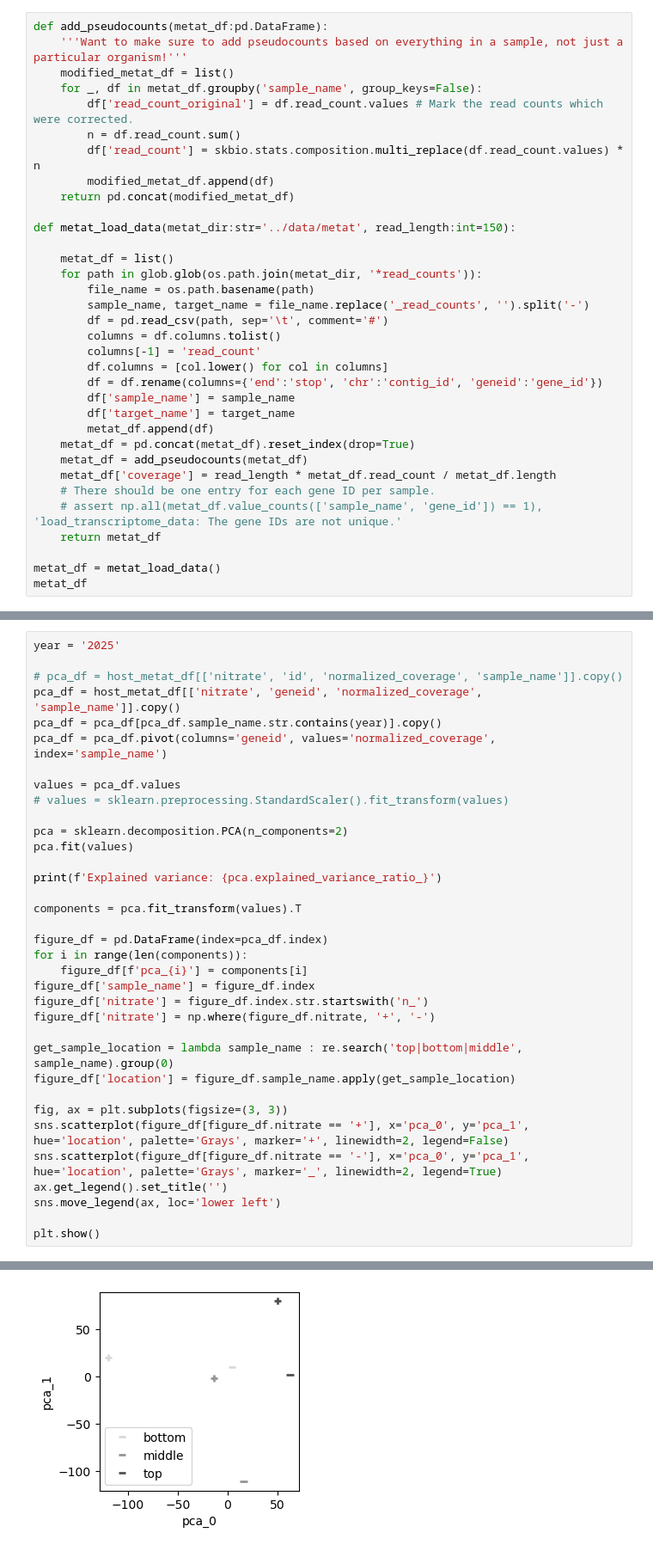
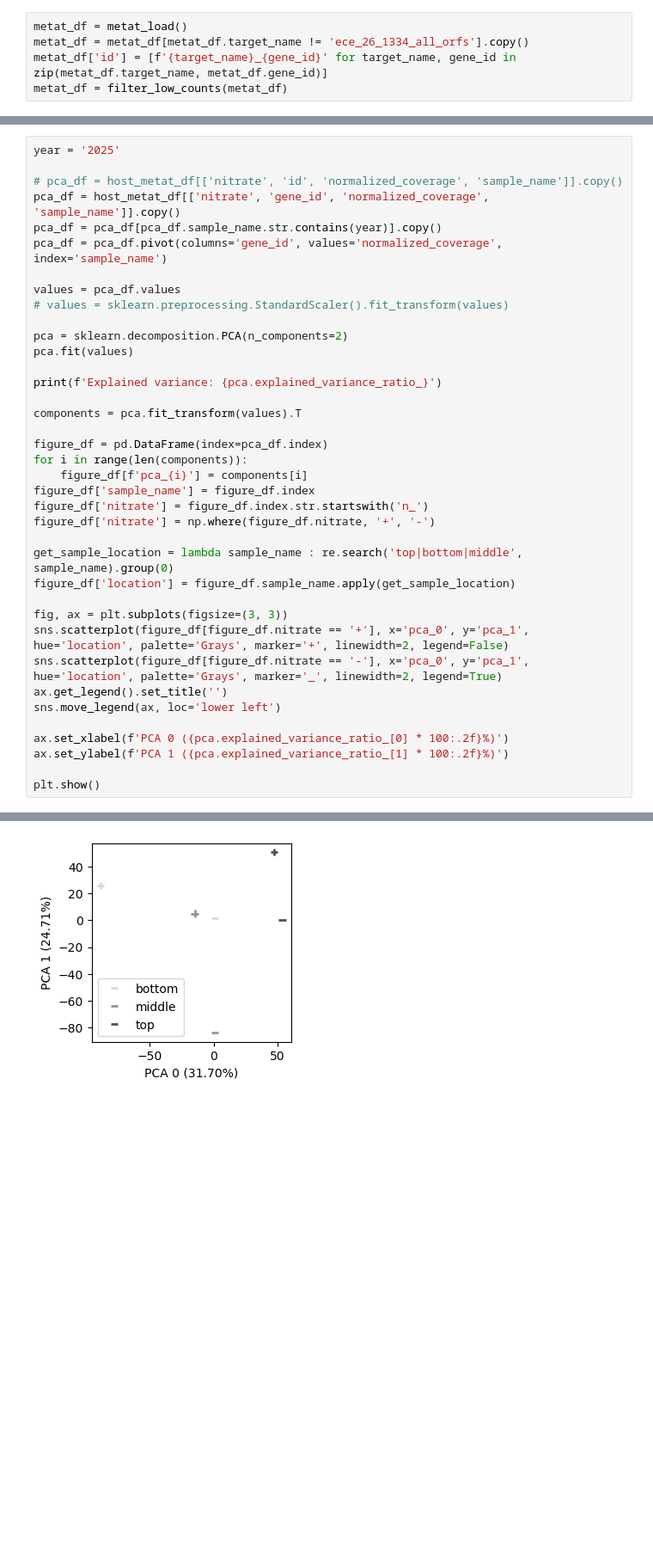
Before and after one commit to pipparichter/banfield, a Jupyter notebook: notebooks/sandbox-5.ipynb, the cells around one changed output, grey strips where cells are left out. Shown: that part at 86% size. Drawn from its saved outputs; the diff is of its cells as text; blank space fills up the shorter version.

```diff
--- a/notebooks/sandbox-5.ipynb
+++ b/notebooks/sandbox-5.ipynb
@@ -34,35 +44,6 @@ ece_id = 'ece_26_1334'
 # %%
-def add_pseudocounts(metat_df:pd.DataFrame):
-    '''Want to make sure to add pseudocounts based on everything in a sample, not just a particular organism!'''
-    modified_metat_df = list()
-    for _, df in metat_df.groupby('sample_name', group_keys=False):
-        df['read_count_original'] = df.read_count.values # Mark the read counts which were corrected.
-        n = df.read_count.sum()
-        df['read_count'] = skbio.stats.composition.multi_replace(df.read_count.values) * n
-        modified_metat_df.append(df)
-    return pd.concat(modified_metat_df)
-
-def metat_load_data(metat_dir:str='../data/metat', read_length:int=150):
-
-    metat_df = list()
-    for path in glob.glob(os.path.join(metat_dir, '*read_counts')):
-        file_name = os.path.basename(path)
-        sample_name, target_name = file_name.replace('_read_counts', '').split('-')
-        df = pd.read_csv(path, sep='\t', comment='#')
-        columns = df.columns.tolist()
-        columns[-1] = 'read_count'
-        df.columns = [col.lower() for col in columns]
-        df = df.rename(columns={'end':'stop', 'chr':'contig_id', 'geneid':'gene_id'})
-        df['sample_name'] = sample_name
-        df['target_name'] = target_name
-        metat_df.append(df)
-    metat_df = pd.concat(metat_df).reset_index(drop=True)
-    metat_df = add_pseudocounts(metat_df)
-    metat_df['coverage'] = read_length * metat_df.read_count / metat_df.length
-    # There should be one entry for each gene ID per sample.
-    # assert np.all(metat_df.value_counts(['sample_name', 'gene_id']) == 1), 'load_transcriptome_data: The gene IDs are not unique.'
-    return metat_df
-
-metat_df = metat_load_data()
-metat_df
+metat_df = metat_load()
+metat_df = metat_df[metat_df.target_name != 'ece_26_1334_all_orfs'].copy()
+metat_df['id'] = [f'{target_name}_{gene_id}' for target_name, gene_id in zip(metat_df.target_name, metat_df.gene_id)]
+metat_df = filter_low_counts(metat_df)
 # %% [output]
@@ -289,9 +238,9 @@ ko_name_map = kegg_df.drop_duplicates('ko').set_index('ko').definition.to_dict()
 year = '2025'
 
 # pca_df = host_metat_df[['nitrate', 'id', 'normalized_coverage', 'sample_name']].copy()
-pca_df = host_metat_df[['nitrate', 'geneid', 'normalized_coverage', 'sample_name']].copy()
+pca_df = host_metat_df[['nitrate', 'gene_id', 'normalized_coverage', 'sample_name']].copy()
 pca_df = pca_df[pca_df.sample_name.str.contains(year)].copy()
-pca_df = pca_df.pivot(columns='geneid', values='normalized_coverage', index='sample_name')
+pca_df = pca_df.pivot(columns='gene_id', values='normalized_coverage', index='sample_name')
 
 values = pca_df.values
 # values = sklearn.preprocessing.StandardScaler().fit_transform(values)
@@ -319,5 +268,8 @@ sns.scatterplot(figure_df[figure_df.nitrate == '-'], x='pca_0', y='pca_1', hue='
 ax.get_legend().set_title('')
 sns.move_legend(ax, loc='lower left')
 
+ax.set_xlabel(f'PCA 0 ({pca.explained_variance_ratio_[0] * 100:.2f}%)')
+ax.set_ylabel(f'PCA 1 ({pca.explained_variance_ratio_[1] * 100:.2f}%)')
+
 plt.show()
 # %% [output]
@@ -325,2 +277,2 @@ Explained variance: [0.28924156 0.26179624]
-[figure, old version]
+[figure, new version]
 # %%
```
Also changed, not shown: parts of 26 cells of this notebook, 11 other files.
